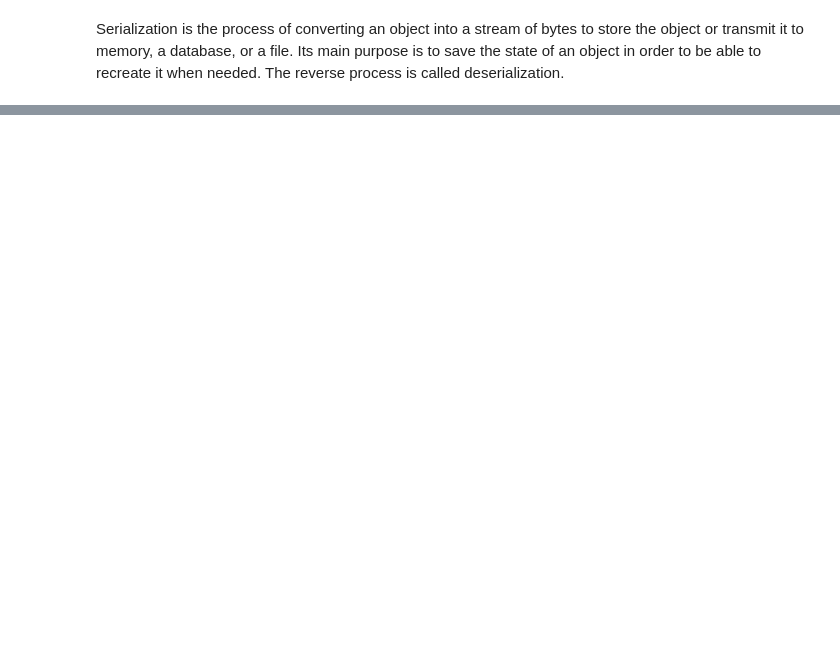
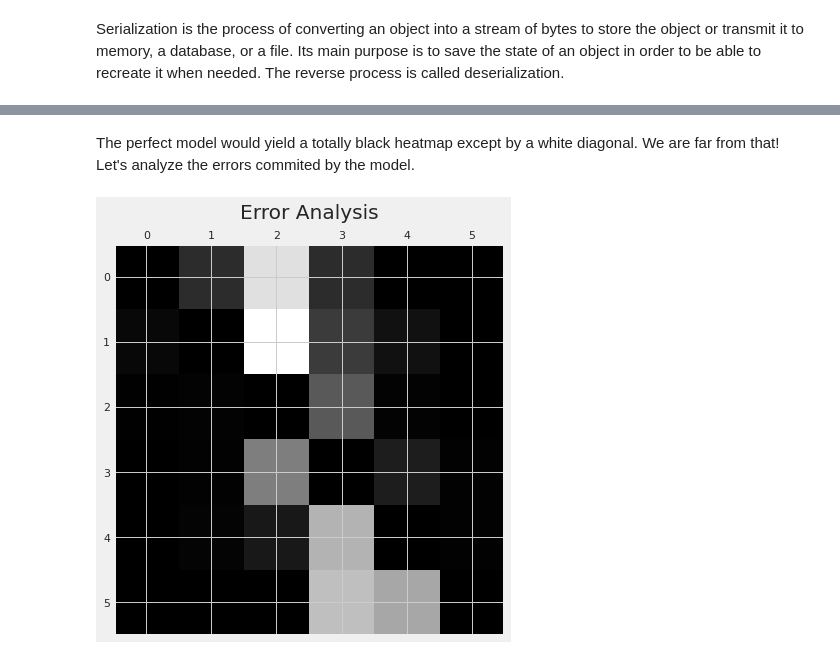
Before and after one commit to yukioandre/grupo-de-estudos-braza, a Jupyter notebook: semana-1/Telegram Data Science - Wine Dataset ML Toy Pipeline.ipynb, the cells around one changed output, grey strips where cells are left out. Drawn from its saved outputs; the diff is of its cells as text; code cells hidden in the pictures; blank space fills up the shorter version.

```diff
--- a/semana-1/Telegram Data Science - Wine Dataset ML Toy Pipeline.ipynb
+++ b/semana-1/Telegram Data Science - Wine Dataset ML Toy Pipeline.ipynb
@@ -263,0 +309,13 @@ array([6.14868175, 5.99274186, 5.35166313, 6.46060324, 6.13689686,
+# %% [markdown]
+The perfect model would yield a totally black heatmap except by a white diagonal. We are far from that! Let's analyze the errors commited by the model.
+# %%
+# Normalized Confusion Matrix (error rates instead of absolute numbers)
+row_sums = conf_matrix.sum(axis=1, keepdims=True)
+normalized_conf_matrix = conf_matrix / row_sums
+# We just want the errors ---> filling the diagonal (right classified labels) with zeros
+np.fill_diagonal(normalized_conf_matrix, 0)  # inplace operation
+plt.matshow(normalized_conf_matrix, cmap=plt.cm.gray)
+plt.title("Error Analysis")
+plt.show()
+# %% [output]
+[figure, added]
```
Also changed, not shown: parts of 14 cells of this notebook.
